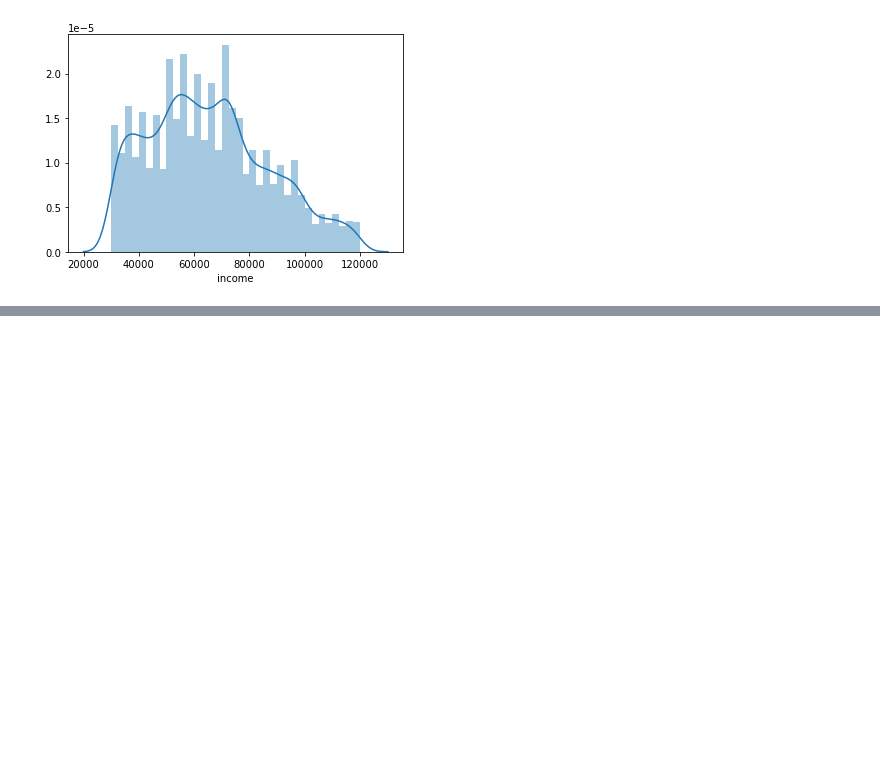
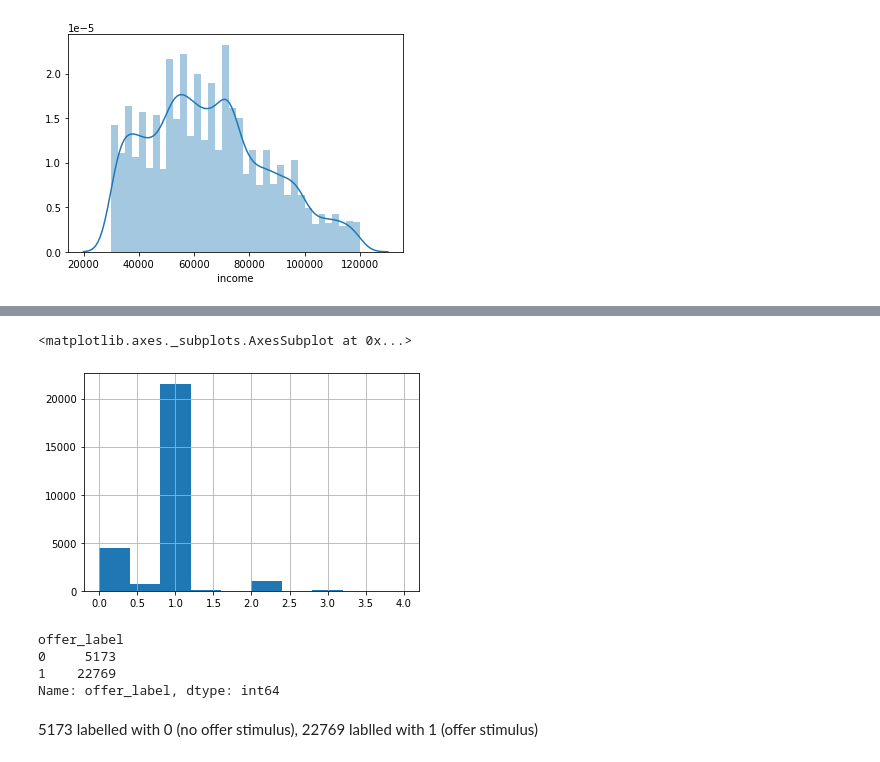
Before and after one commit to onionpork/Starbucks_Capstone_Challenge, a Jupyter notebook: Starbucks_Capstone_notebook.ipynb, the cells around one changed output, grey strips where cells are left out. Saved outputs shown, nothing was run; the diff lists cells and outputs as text; code cells hidden in the pictures; blank space fills up the shorter version.

```diff
--- a/Starbucks_Capstone_notebook.ipynb
+++ b/Starbucks_Capstone_notebook.ipynb
@@ -410,4 +235,0 @@ portfolio_new.head()
-# %%
-x = pd.DataFrame(df_transaction_tst.groupby(by='id')['cum'].max()).rename(columns={'cum':'total'}).reset_index()
-y = pd.merge(df_transaction_tst,x, how ='left')
-y = y[]
@@ -596,2 +235,0 @@ person2offer_new = pd.DataFrame(columns=transcript['event'].unique())
-# %%
-x = transcript[transcript['person'] =='0009655768c64bdeb2e877511632db8f']
@@ -605,0 +236,20 @@ transcript['person'].unique()[0]
+# %%
+def combine_offer_transaction(df_offer, df_transaction):
+    """
+    Description: merge offer and transcation together
+    """
+    df_transaction.sort_values(by=['id', 'time'], inplace=True)
+    df_transaction['cum'] = df_transaction['amount'].cumsum()
+    total_spend = pd.DataFrame(df_transaction.groupby(by='id')['cum'].max()).rename(columns={'cum':'total'}).reset_index()
+    df_transaction = pd.merge(df_transaction, total_spend, how='left')
+
+    df_offer.sort_values(by=['id', 'time'], inplace =True)
+
+    df_merge = pd.merge(df_offer, df_transaction, how='outer').sort_values(by=['id','time'])
+    df_merge['cum'].fillna(method='ffill', inplace = True)
+    df_merge['total'].fillna(method='ffill', inplace = True)
+
+    df_merge.dropna(subset=['offer_id'], inplace=True)
+    df_merge.drop('index', axis =1, inplace=True)
+    return df_merge
+df_merge = combine_offer_transaction(df_offer, df_transaction)
@@ -605,0 +258,5 @@ transcript['person'].unique()[0]
+# %%
+# merge three df all together (profile, portfolio and offer_transcation) to get master sheet
+df_master = pd.merge(df_merge, profile_new, on ='id')
+df_master = pd.merge(df_master, portfolio_new, how ='left')
+df_master.head()
@@ -605,0 +271,22 @@ transcript['person'].unique()[0]
+# %%
+# view how many completed offer is viewed by members
+df= pd.concat([df_master[['id', 'offer_id', 'offer_type']], df_master.loc[:,'cum':]], axis=1)
+df= pd.merge(x, df.drop_duplicates(subset=['id', 'offer_id']), how ='left')
+df_new= df_master_2[df_master_2['offer completed'] > 0]
+view_complete_ratio = (df_new['offer viewed'] / df_new['offer completed'])
+view_complete_ratio.hist()
+# %% [output]
+<matplotlib.axes._subplots.AxesSubplot at 0x...>
+[figure, added]
+# %%
+# label the data enteries in which view_complete ratio >= 1 with 1, because this purchase may be promoted by the offer
+# label the data enteries in which view_complete ratio < 1 with 0, because this purchase would be made in any way
+view_complete_ratio['offer_label'] = (df['offer viewed'] / df['offer completed']).apply(lambda x:1 if x >= 1 else 0)
+df['offer_label'].groupby(by = df['offer_label']).count()
+# %% [output]
+offer_label
+0     5173
+1    22769
+Name: offer_label, dtype: int64
+# %% [markdown]
+5173 labelled with 0 (no offer stimulus), 22769 lablled with 1 (offer stimulus)
```
Also changed, not shown: parts of 62 cells of this notebook, 8 other files.
